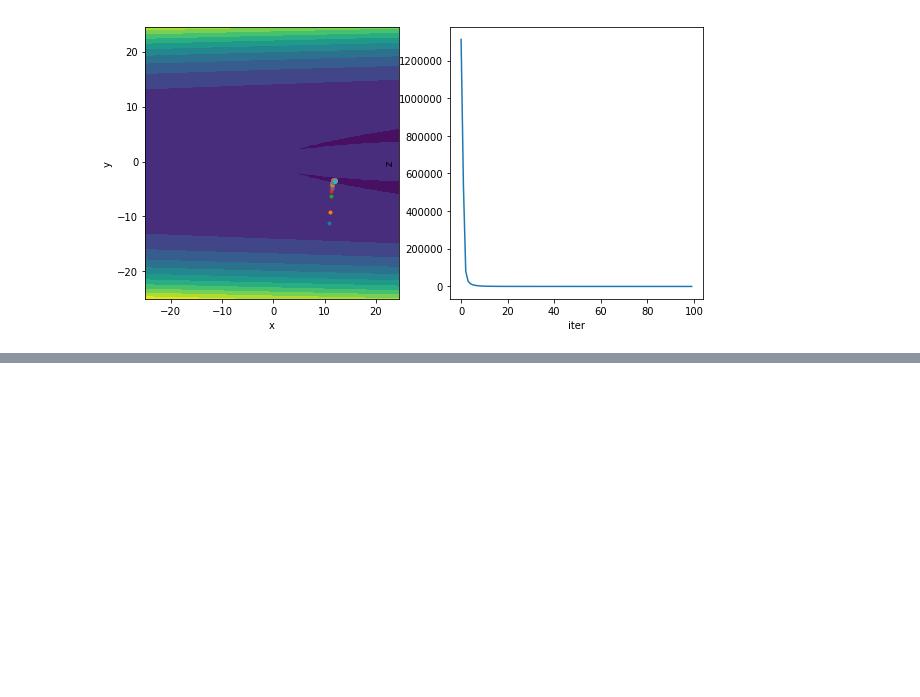
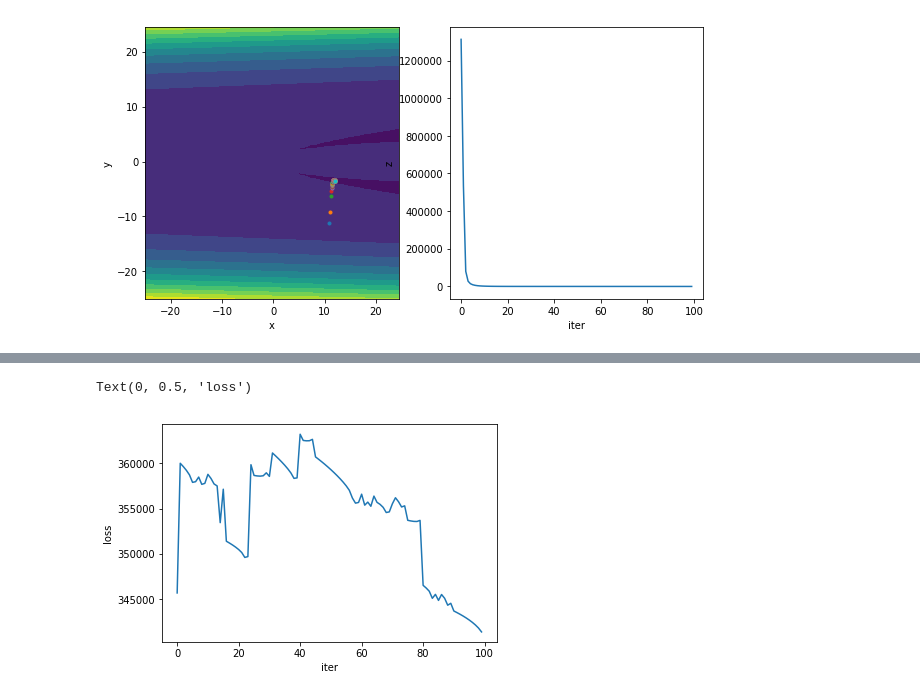
Before and after one commit to dingzy1995/ANLY590_HW1, a Jupyter notebook: HW2/HW2.ipynb, the cells around one changed output, grey strips where cells are left out. Drawn from its saved outputs; the diff is of its cells as text; code cells hidden in the pictures; blank space fills up the shorter version.

Commit message:
adding images

```diff
--- a/HW2/HW2.ipynb
+++ b/HW2/HW2.ipynb
@@ -18,7 +18,7 @@ V = np.reshape(V, (3,1))
 # %%
 def loss(y, y_h):
     result = -y*np.log(y_h)-(1-y)*np.log(1-y_h)
-    return -result.sum()
+    return np.average(result)
 def sigmoid(y_h):
     return 1/(1+np.exp(-y_h))
 
@@ -234,15 +238,35 @@ def grad_descent(X, y, start_point, iters, lr):
     y_h = ff_nn__ReLu(X,W,V,b1,b2)
     losses = []
     for i in range(iters):
+        dV_list = []
+        db2_list = []
+        dW_list = []
+        db1_list = []
         for i in range(len(X)):
+            loss_1 = []
             dV, db2,dW, db1 = grad_f(X[i], y[i], W, V, b1, b2)
-            W = W-lr*dW
-            V = V-lr*dV
-            b1 = b1-lr*db1
-            b2 = b2-lr*db2
-            y_h, H = yhat(x, W, b1, V, b2)
-            losses.append(loss(y, y_h))
-
+#             W = W-lr*dW
+#             V = V-lr*dV
+#             b1 = b1-lr*db1
+#             b2 = b2-lr*db2
+            dV_list.append(dV)
+            db2_list.append(db2)
+            dW_list.append(dW)
+            db1_list.append(db1)
+#             y_h, H = yhat(X[i], W, b1, V, b2)
+#             y_h = sigmoid(y_h)
+#             loss_1.append(loss(y[i], y_h))
+        dV_a = np.average(dV_list)
+        db2_a = np.average(db2_list)
+        dW_a = np.average(dW_list)
+        db1_a = np.average(db1_list)
+        W = W-lr*dW_a
+        V = V-lr*dV_a
+        b1 = b1-lr*db1_a
+        b2 = b2-lr*db2_a
+        y_h, H = yhat(X, W, b1, V, b2)
+        y_h = sigmoid(y_h)
+        losses.append(loss(y, y_h))
     return losses
 #starting point
 W = np.random.rand(2, 3)
@@ -250,5 +274,5 @@ V = np.random.rand(3, 1)
 b1 = np.random.rand(1, 3)
 b2 = np.random.rand(1)
 
-grad_descent(data, label, [W, V, b1, b2], 1500, .001)
+losses = grad_descent(data, label, [W, V, b1, b2], 100, .001)
 # %% [output]
@@ -288,0 +296,7 @@ grad_descent(data, label, [W, V, b1, b2], 1500, .001)
+# %%
+plt.plot(losses)
+plt.xlabel("iter")
+plt.ylabel("loss")
+# %% [output]
+Text(0, 0.5, 'loss')
+[figure, added]
```
Also changed, not shown: parts of 6 cells of this notebook.
